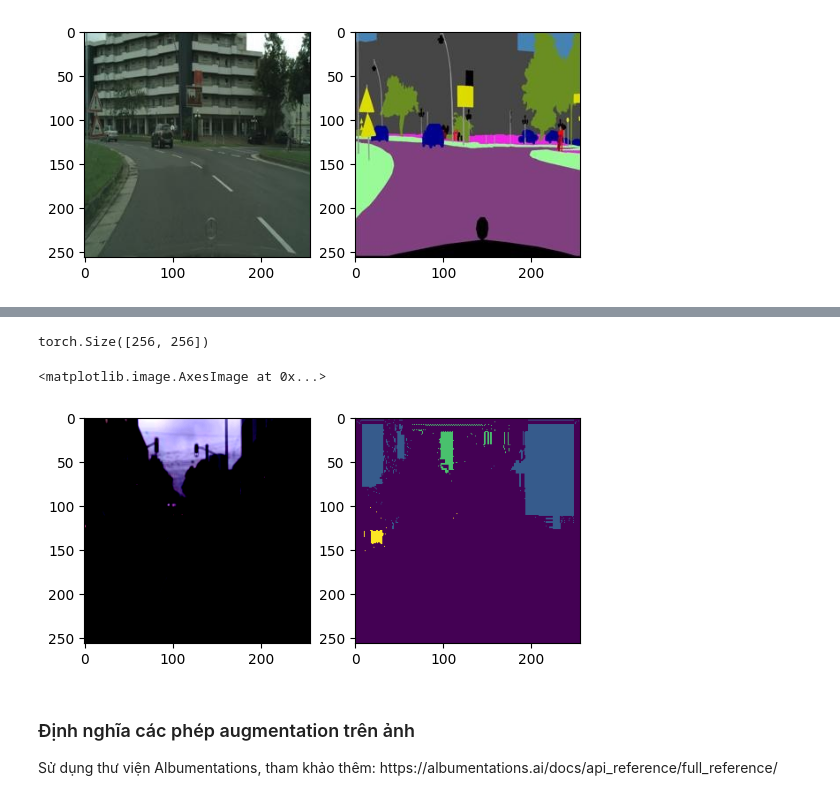
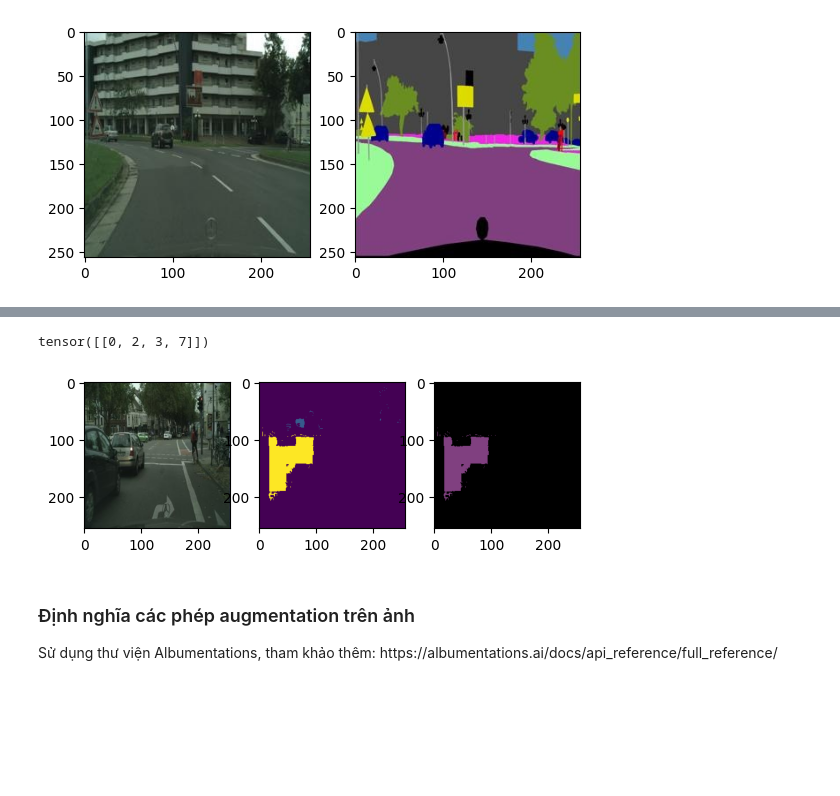
Before and after one commit to Coder0469/Do-an-1, a Jupyter notebook: Week3/B2_basic_pipeline_PASCALVOC.ipynb, the cells around one changed output, grey strips where cells are left out. Drawn from its saved outputs; the diff is of its cells as text; code cells hidden in the pictures; blank space fills up the shorter version.

```diff
--- a/Week3/B2_basic_pipeline_PASCALVOC.ipynb
+++ b/Week3/B2_basic_pipeline_PASCALVOC.ipynb
@@ -325,7 +320,17 @@ class MyDataset(Dataset):
+# %%
+def GetOriginalMask(mask):
+    org_mask = np.zeros((mask.shape[0], mask.shape[1],3), dtype=np.uint8)
+    for original_id, super_id in ORIGINAL_TO_SUPER.items():
+        color = get_original_color(original_id)
+        org_mask[mask == original_id] = color
+    return org_mask
 # %%
-train_dataset = MyDataset(os.path.join(drive_path,"train"),train_transform)
-img,mask = train_dataset.__getitem__(5)
+train_dataset = MyDataset(os.path.join(drive_path,"train"))
+img,mask = train_dataset.__getitem__(11)
 print(mask.shape)
-plt.subplot(121);plt.imshow(img.permute(1,2,0))
-plt.subplot(122);plt.imshow(mask)
+plt.subplot(131);plt.imshow(img.permute(1,2,0))
+plt.subplot(132);plt.imshow(mask)
+plt.subplot(133);plt.imshow(GetOriginalMask(mask))
+# plt.subplot(133);plt.imshow(GetOrginalMask(mask))
+torch.unique(mask.reshape(1,-1), dim = 1)
 # %% [output]
@@ -333,6 +338,5 @@ WARNING:matplotlib.image:Clipping input data to the valid range for imshow with
-torch.Size([256, 256])
+tensor([[0, 2, 3, 7]])
-<matplotlib.image.AxesImage at 0x...>
-[figure, old version]
+[figure, new version]
 # %% [markdown]
 <div class="markdown-google-sans">
   <h3>Định nghĩa các phép augmentation trên ảnh</h3>
```
Also changed, not shown: parts of 9 cells of this notebook.
